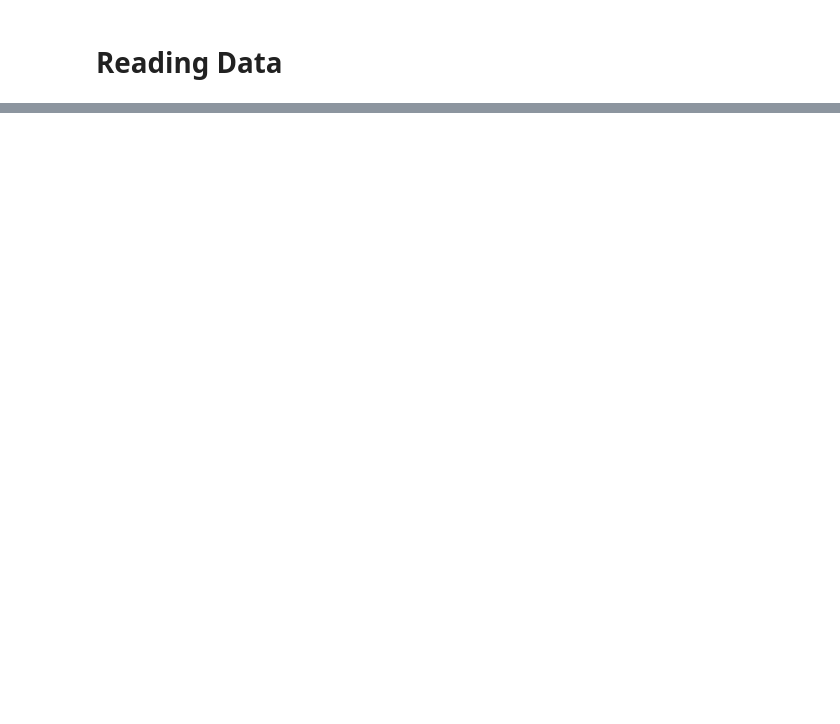
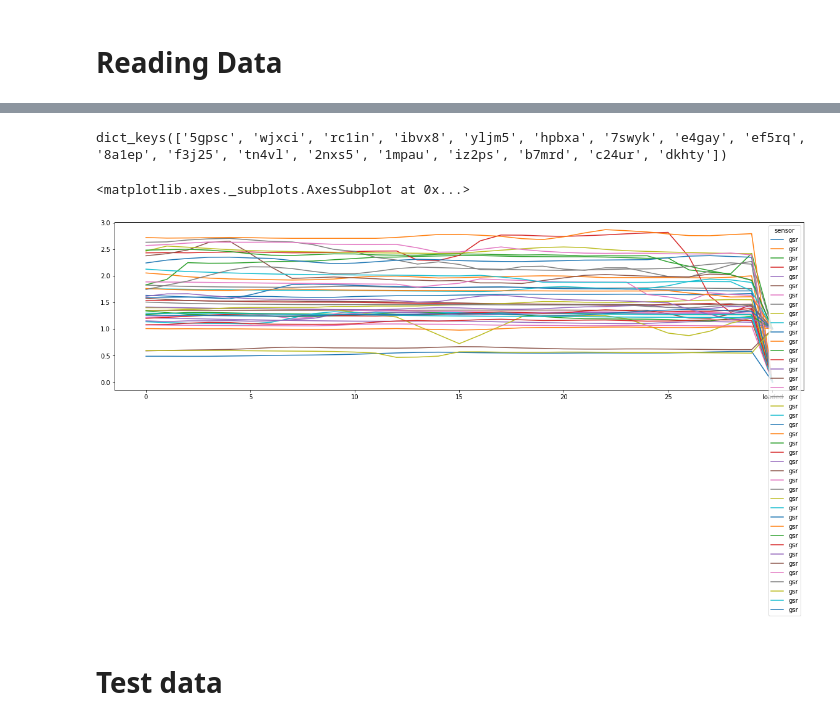
Before and after one commit to VHKA1729/cognitive-load, a Jupyter notebook: Preliminary_VHKA.ipynb, the cells around one changed output, grey strips where cells are left out. Saved outputs shown, nothing was run; the diff lists cells and outputs as text; code cells hidden in the pictures; blank space fills up the shorter version.

```diff
--- a/Preliminary_VHKA.ipynb
+++ b/Preliminary_VHKA.ipynb
@@ -33,0 +104,11 @@ temp_train = pd.read_csv('train/temp_train.csv',header=None)
+# %%
+user_list = list(labels_train['user-id'].unique())
+user_df = {}
+# %%
+train = pd.concat([gsr_train,hr_train,rr_train,temp_train])
+iterables = [['gsr','hr','rr','temp'],labels_train['user-id']]
+train.index = pd.MultiIndex.from_product(iterables, names=['sensor', 'user-id'])
+
+#train = pd.concat([gsr_train,hr_train,rr_train,temp_train], keys = ('gsr','hr','rr','temp'))
+#train.index.names = ['sensor', 'user-id']
+#train = train.swaplevel(i='user-id', j ='sensor')
@@ -34,3 +126,6 @@ temp_train = pd.read_csv('train/temp_train.csv',header=None)
+# %%
+for user in user_list:
+    user_df[user] = train.xs(user, level='user-id')
 # %%
 gsr_train.head()
 # %% [output]
@@ -83,3 +241,14 @@ temp_train.head()
+# %%
+user_df.keys()
+# %% [output]
+dict_keys(['5gpsc', 'wjxci', 'rc1in', 'ibvx8', 'yljm5', 'hpbxa', '7swyk', 'e4gay', 'ef5rq', '8a1ep', 'f3j25', 'tn4vl', '2nxs5', '1mpau', 'iz2ps', 'b7mrd', 'c24ur', 'dkhty'])
+# %%
+user_df[user_list[0]].loc['gsr'].T.plot()
+# %% [output]
+<matplotlib.axes._subplots.AxesSubplot at 0x...>
+[figure, added]
+# %% [markdown]
+# Test data
 # %%
 # Reading Testing Data
 '''
```
Also changed, not shown: parts of 33 cells of this notebook.
